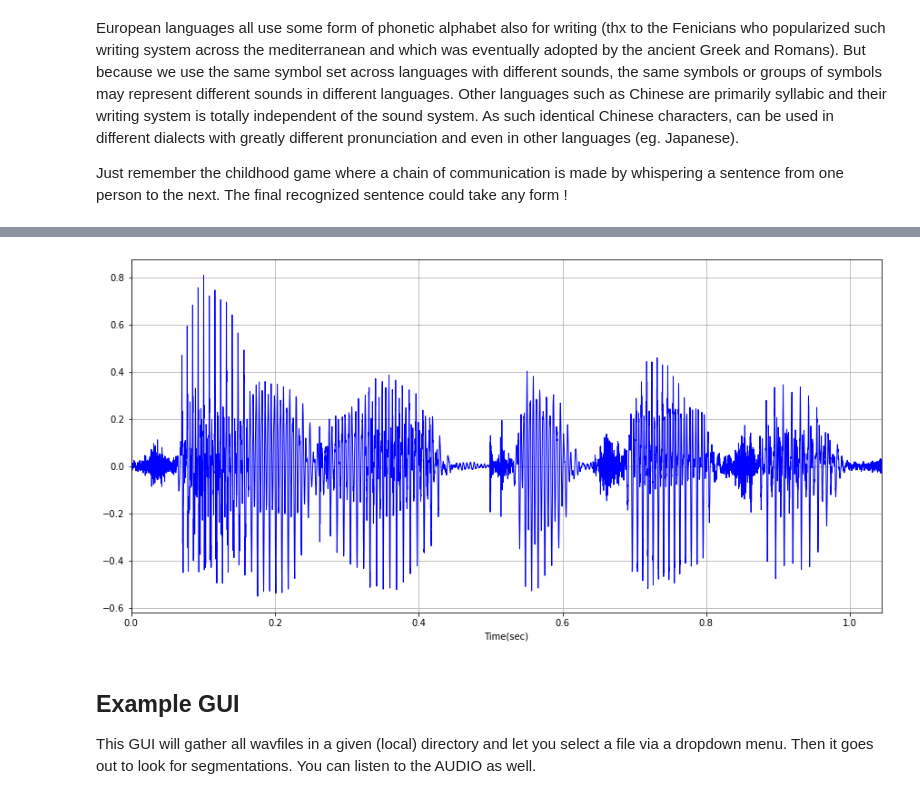
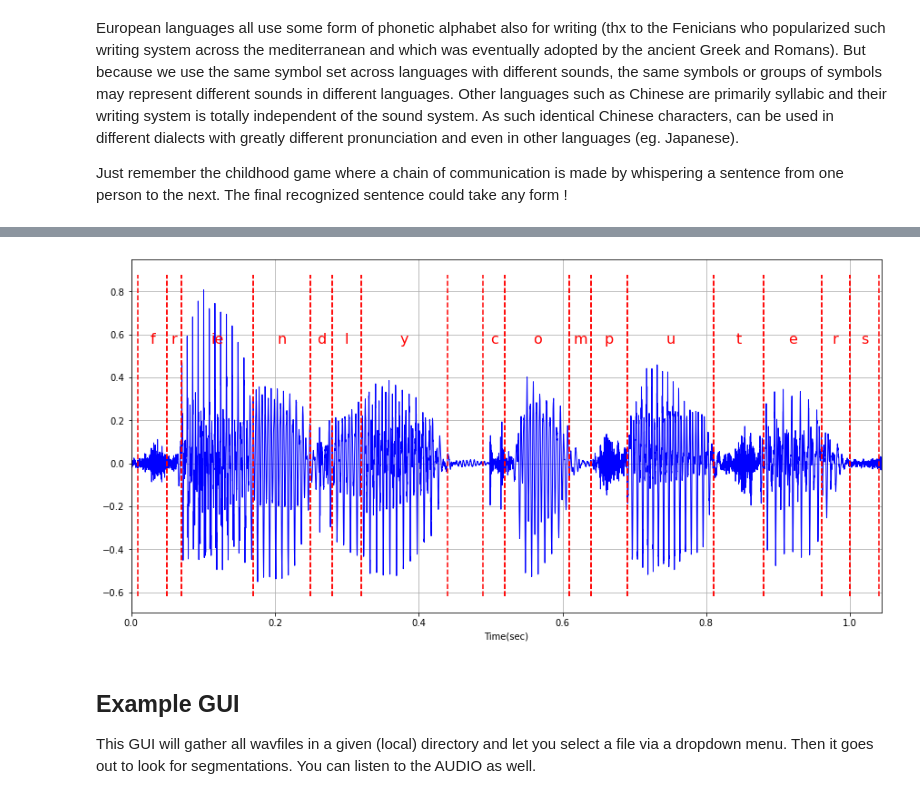
Before and after one commit to compi1234/spchlab, a Jupyter notebook: lab00_spchlab/SpeechData.ipynb, the cells around one changed output, grey strips where cells are left out. Drawn from its saved outputs; the diff is of its cells as text; code cells hidden in the pictures.

```diff
--- a/lab00_spchlab/SpeechData.ipynb
+++ b/lab00_spchlab/SpeechData.ipynb
@@ -91,7 +97,7 @@ In the first cell a sample data example named "friendly.wav" is loaded and plott
 In the next cell a phonetic segmentation of that file is loaded into a pandas DataFrame
 # %%
 # when loading sampled data, both the data and the sampling rate are returned
-y,sr = Sp.load_data( "demo/friendly.wav",root="../data/")
+y,sr = Sp.load_data( "data/demo/friendly.wav")
 print("sampling rate=",sr)
 plt.plot(y);
 # %% [output]
@@ -99,7 +105,7 @@ sampling rate= 8000
 [figure]
 # %%
 # a segmentation is by default returned as a pandas DataFrame
-seg = Sp.load_data("demo/friendly.phn",root="../data/")
+seg = Sp.load_data("data/demo/friendly.phn")
 seg
 # %% [output]
 |  | t0 | t1 | seg |
@@ -142,8 +148,8 @@ Other languages such as Chinese are primarily syllabic and their writing system
 
 Just remember the childhood game where a chain of communication is made by whispering a sentence from one person to the next.  The final recognized sentence could take any form !
 # %%
-name = "demo/friendly"
-wavdata,sr = Sp.load_data(name+".wav",root="../data")
-seg = Sp.load_data(name+".gra",root="../data")
+name = "data/demo/friendly"
+wavdata,sr = Sp.load_data(name+".wav")
+seg = Sp.load_data(name+".gra")
 Spd.PlotWaveform(wavdata,sample_rate=sr,seg=seg)
 # %% [output]
@@ -151,4 +156,4 @@ WARNING(read_seg_file): reading/converting segmentation file ../data\demo/friend
-[figure, old version]
+[figure, new version]
 # %% [markdown]
 ## Example GUI
 This GUI will gather all wavfiles in a given (local) directory and let you select a file via a dropdown menu.
```
Also changed, not shown: parts of 5 cells of this notebook.
